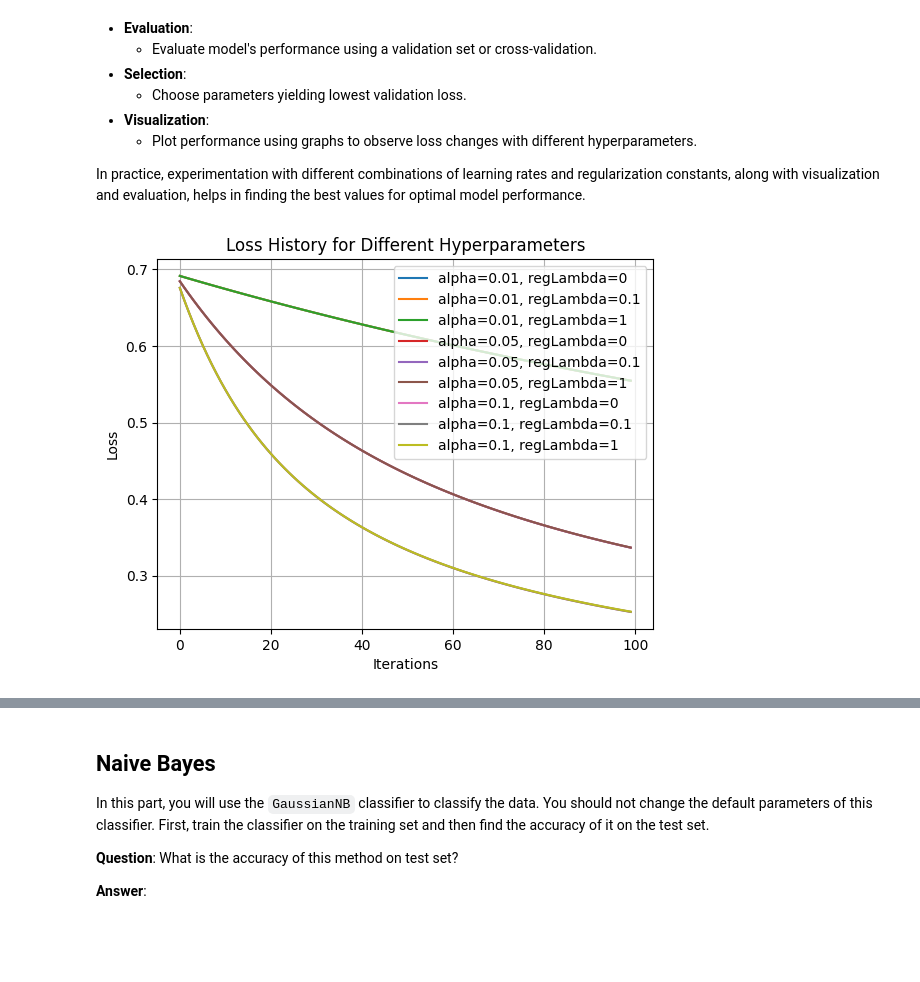
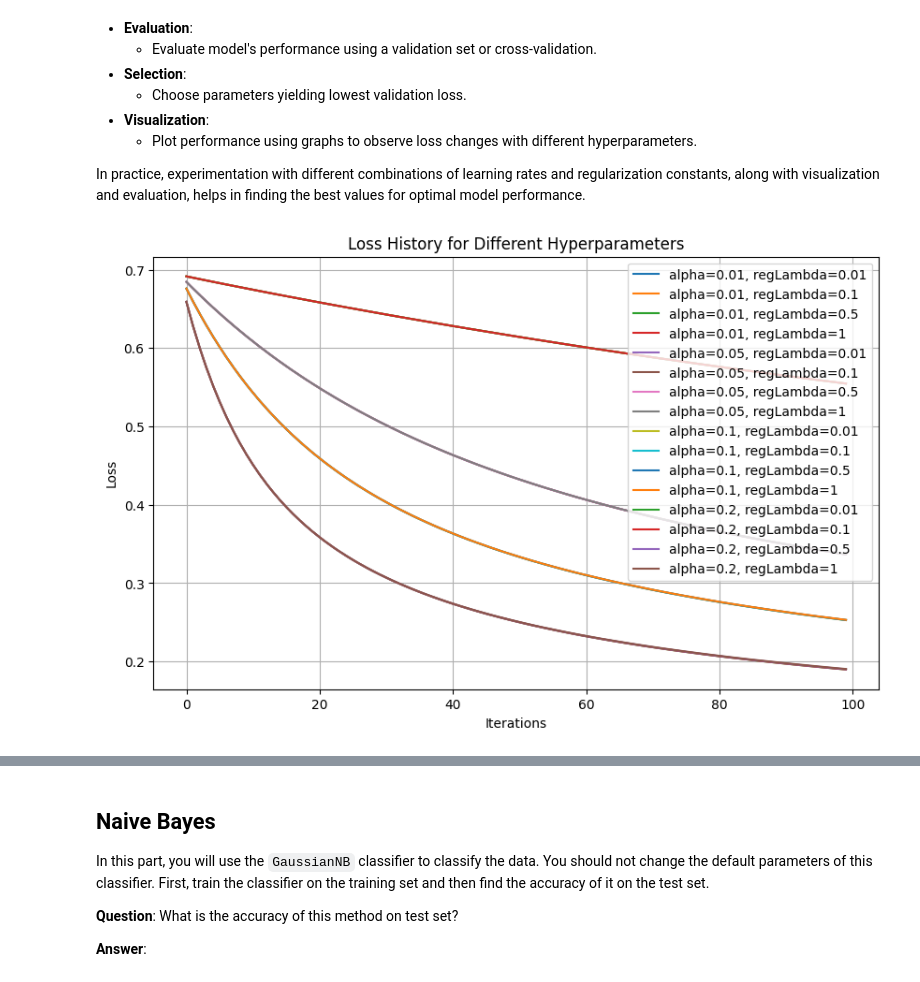
Before and after one commit to tinahalimi/CHW2_ML, a Jupyter notebook: Q3.ipynb, the cells around one changed output, grey strips where cells are left out. Cells and saved outputs as stored; diff of their text form; code cells hidden in the pictures; blank space fills up the shorter version.

```diff
--- a/Q3.ipynb
+++ b/Q3.ipynb
@@ -375,39 +375,52 @@ In practice, experimentation with different combinations of learning rates and r
 # %%
 ### START CODE HERE ###
 
-learning_rates = [0.01, 0.05, 0.1]
-reg_constants = [0, 0.1, 1]
+learning_rates = [0.01, 0.05, 0.1, 0.2]
+reg_constants = [0.01, 0.1, 0.5, 1]
 
 train_loss_history = []
 # val_loss_history = []
 test_loss_history = []
 
+best_learning_rate = None
+best_reg_constant = None
+best_test_loss = float('inf')
+
+plt.figure(figsize=(10, 6))
 for alpha in learning_rates:
     for regLambda in reg_constants:
 
         theta, loss_history = fit(X_train, Y_train, regLambda=regLambda, alpha=alpha)
 
         train_predictions = predict(X_train, theta)
         # val_predictions = predict(X_val, theta)
         test_predictions = predict(X_test, theta)
 
         train_loss = computeCost(theta, X_train, Y_train, regLambda)
         val_loss = computeCost(theta, X_val, Y_val, regLambda)
         test_loss = computeCost(theta, X_test, Y_test, regLambda)
 
         train_loss_history.append(train_loss)
         # val_loss_history.append(val_loss)
         test_loss_history.append(test_loss)
 
+
+        if test_loss < best_test_loss:
+            best_learning_rate = alpha
+            best_reg_constant = regLambda
+            best_test_loss = test_loss
+            best_test_predictions = test_predictions
+
         plt.plot(loss_history, label=f"alpha={alpha}, regLambda={regLambda}")
 
 plt.xlabel('Iterations')
 plt.ylabel('Loss')
 plt.title('Loss History for Different Hyperparameters')
 plt.legend(loc='upper right')
 plt.grid(True)
+
 plt.show()
 
 ### END CODE HERE ###
 # %% [output]
-[figure, old version]
+[figure, new version]
```
Also changed, not shown: parts of 3 cells of this notebook.
